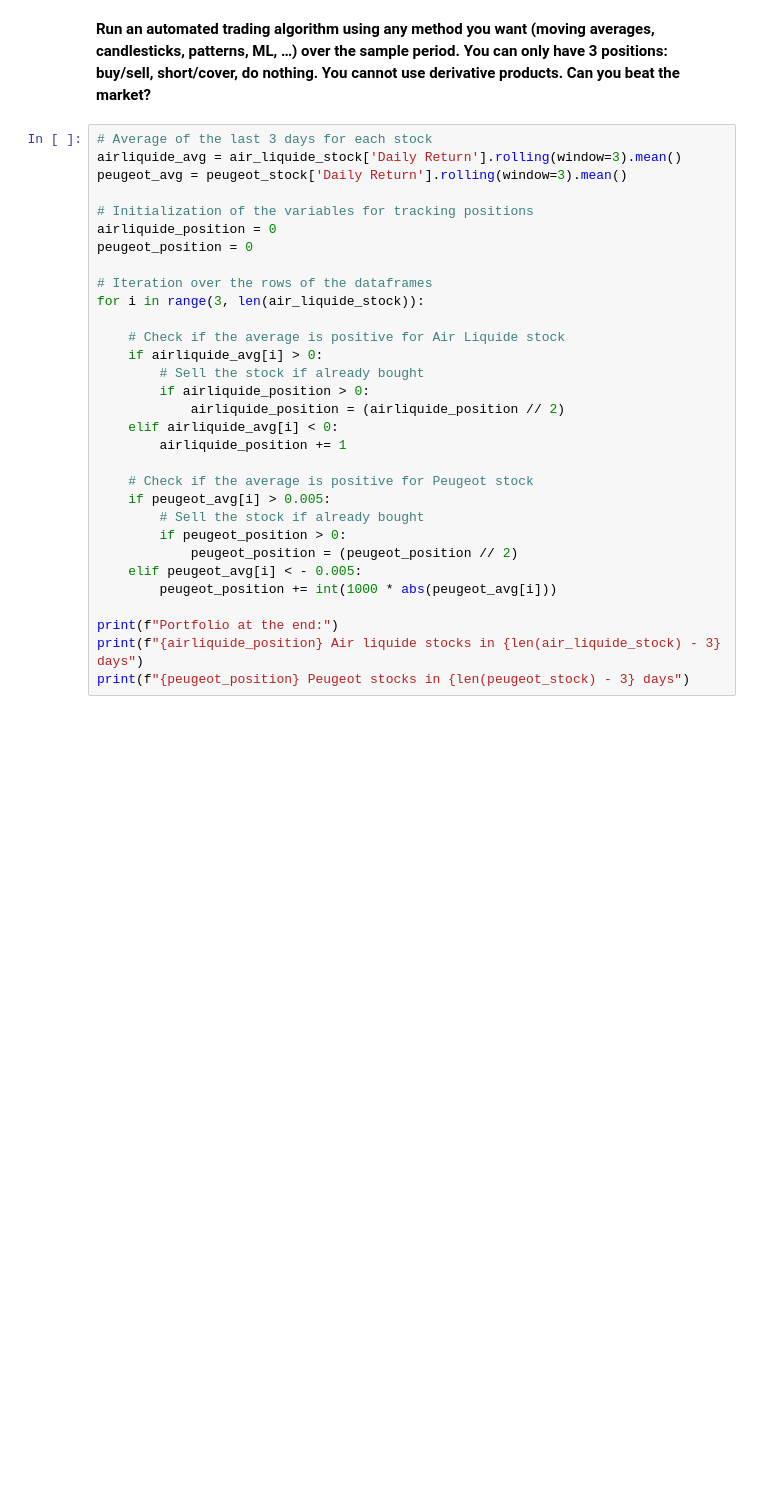
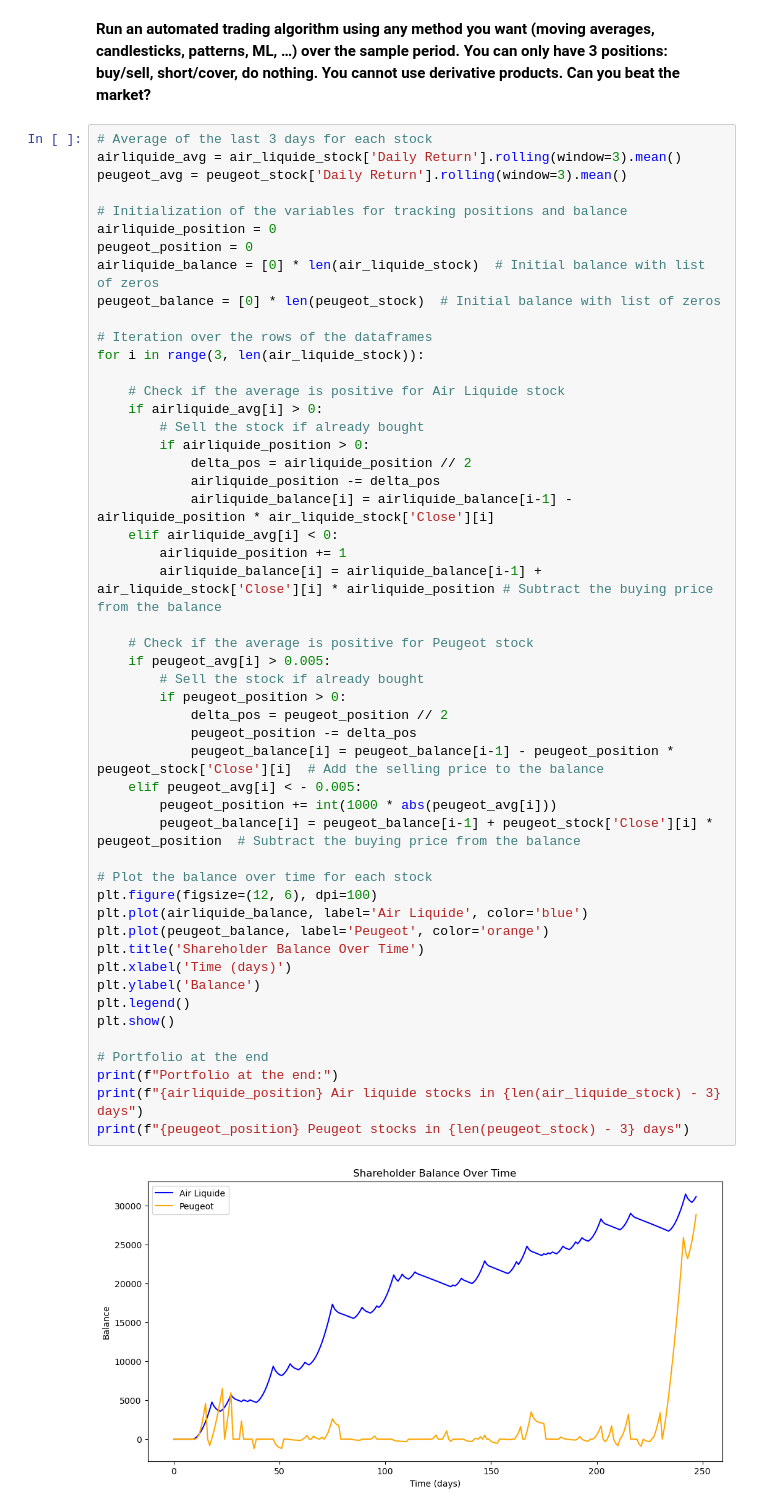
Before and after one commit to leonardohannas/MODS205_TelecomParis, a Jupyter notebook: proj.ipynb, the cells around one changed output. Drawn from its saved outputs; the diff is of its cells as text; blank space fills up the shorter version.

```diff
--- a/proj.ipynb
+++ b/proj.ipynb
@@ -580,33 +580,53 @@ The differences in the 1% Value at Risk (VaR) calculations across various method
 # %%
 # Average of the last 3 days for each stock
 airliquide_avg = air_liquide_stock['Daily Return'].rolling(window=3).mean()
 peugeot_avg = peugeot_stock['Daily Return'].rolling(window=3).mean()
 
-# Initialization of the variables for tracking positions
+# Initialization of the variables for tracking positions and balance
 airliquide_position = 0
 peugeot_position = 0
+airliquide_balance = [0] * len(air_liquide_stock)  # Initial balance with list of zeros
+peugeot_balance = [0] * len(peugeot_stock)  # Initial balance with list of zeros
 
 # Iteration over the rows of the dataframes
 for i in range(3, len(air_liquide_stock)):
 
     # Check if the average is positive for Air Liquide stock
     if airliquide_avg[i] > 0:
         # Sell the stock if already bought
         if airliquide_position > 0:
-            airliquide_position = (airliquide_position // 2)
+            delta_pos = airliquide_position // 2
+            airliquide_position -= delta_pos
+            airliquide_balance[i] = airliquide_balance[i-1] - airliquide_position * air_liquide_stock['Close'][i]
     elif airliquide_avg[i] < 0:
         airliquide_position += 1
+        airliquide_balance[i] = airliquide_balance[i-1] + air_liquide_stock['Close'][i] * airliquide_position # Subtract the buying price from the balance
 
     # Check if the average is positive for Peugeot stock
     if peugeot_avg[i] > 0.005:
         # Sell the stock if already bought
         if peugeot_position > 0:
-            peugeot_position = (peugeot_position // 2)
+            delta_pos = peugeot_position // 2
+            peugeot_position -= delta_pos
+            peugeot_balance[i] = peugeot_balance[i-1] - peugeot_position * peugeot_stock['Close'][i]  # Add the selling price to the balance
     elif peugeot_avg[i] < - 0.005:
         peugeot_position += int(1000 * abs(peugeot_avg[i]))
+        peugeot_balance[i] = peugeot_balance[i-1] + peugeot_stock['Close'][i] * peugeot_position  # Subtract the buying price from the balance
 
+# Plot the balance over time for each stock
+plt.figure(figsize=(12, 6), dpi=100)
+plt.plot(airliquide_balance, label='Air Liquide', color='blue')
+plt.plot(peugeot_balance, label='Peugeot', color='orange')
+plt.title('Shareholder Balance Over Time')
+plt.xlabel('Time (days)')
+plt.ylabel('Balance')
+plt.legend()
+plt.show()
+
+# Portfolio at the end
 print(f"Portfolio at the end:")
 print(f"{airliquide_position} Air liquide stocks in {len(air_liquide_stock) - 3} days")
 print(f"{peugeot_position} Peugeot stocks in {len(peugeot_stock) - 3} days")
 # %% [output]
+[figure, added]
 Portfolio at the end:
```
Also changed, not shown: parts of 2 cells of this notebook.
